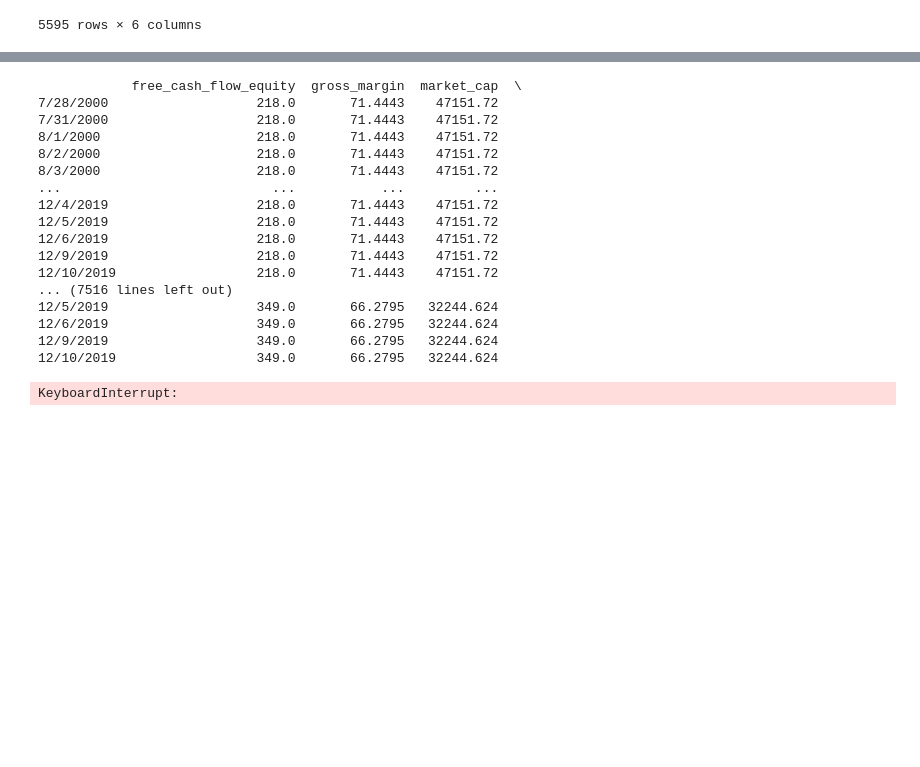
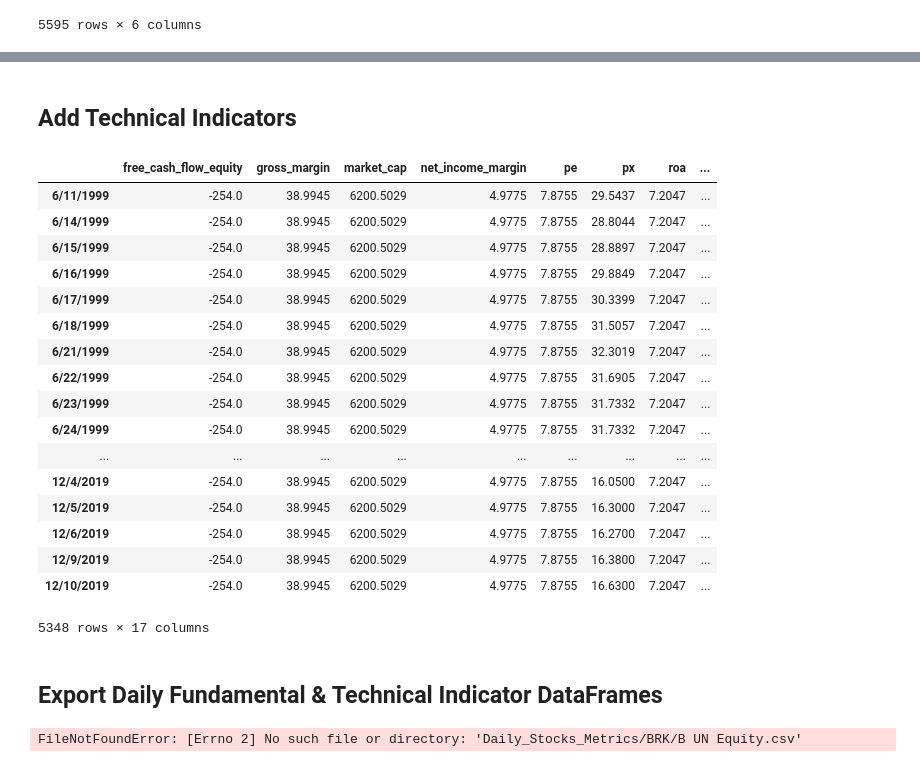
Before and after one commit to ekuo651/Machine-Learning-for-Stock-Selection, a Jupyter notebook: Daily_fund_and_tech_indicators.ipynb, the cells around one changed output, grey strips where cells are left out. Saved outputs shown, nothing was run; the diff lists cells and outputs as text; code cells hidden in the pictures; blank space fills up the shorter version.

Commit message:
added technical indicator features and export to csv

```diff
--- a/Daily_fund_and_tech_indicators.ipynb
+++ b/Daily_fund_and_tech_indicators.ipynb
@@ -78,5 +76,5 @@ KeyError: "['Date'] not found in axis"
 # %%
-stocks = list(px_df.columns)
+stocks = list(px_df.column)
 stocks[:3]
 # %% [output]
 ['ILMN UW Equity', 'EIX UN Equity', 'GPS UN Equity']
@@ -182,23 +142,2 @@ s_feat10=s_ret.rolling(window_quarter).std() #Realized vol 3M
-# %%
-for i in stocks:
-    variable = make_df(i).ffill().dropna(axis=1,how='all').dropna()
-    print(variable)
-# %% [output]
-            free_cash_flow_equity  gross_margin  market_cap  \
-7/28/2000                   218.0       71.4443    47151.72
-7/31/2000                   218.0       71.4443    47151.72
-8/1/2000                    218.0       71.4443    47151.72
-8/2/2000                    218.0       71.4443    47151.72
-8/3/2000                    218.0       71.4443    47151.72
-...                           ...           ...         ...
-12/4/2019                   218.0       71.4443    47151.72
-12/5/2019                   218.0       71.4443    47151.72
-12/6/2019                   218.0       71.4443    47151.72
-12/9/2019                   218.0       71.4443    47151.72
-12/10/2019                  218.0       71.4443    47151.72
-... (7516 lines left out)
-12/5/2019                   349.0       66.2795   32244.624
-12/6/2019                   349.0       66.2795   32244.624
-12/9/2019                   349.0       66.2795   32244.624
-12/10/2019                  349.0       66.2795   32244.624
-KeyboardInterrupt:
+# %% [markdown]
+## Add Technical Indicators
@@ -204,0 +149,40 @@ KeyboardInterrupt:
+# %%
+def add_technical_indicators(stock):
+
+    stock_df = make_df(stock).ffill().dropna(axis=1,how='all').dropna()
+    stock_df['Price Momentum 12M'] = stock_df.px/stock_df.px.shift(window_year)-1
+    stock_df['Price Momentum 12M-1M'] = stock_df.px.shift(window_month)/stock_df.px.shift(window_year)-1
+    stock_df['Price to 52W High'] = stock_df.px/stock_df.px.rolling(window_year).max()
+    stock_df['Price to 52W Low'] = stock_df.px/stock_df.px.rolling(window_year).min()
+    stock_df['Return 1D'] = stock_df.px/stock_df.px.shift(1)-1
+    stock_df['Return 1M'] = stock_df.px/stock_df.px.shift(window_month)-1
+    stock_df['Return 1Q'] = stock_df.px/stock_df.px.shift(window_quarter)-1
+#     stock_df['Return 5Y'] = stock_df.px/stock_df.px.shift(window_year*5)-1
+    stock_df['Max Daily Return over 1M'] = stock_df['Return 1D'].rolling(window_month).max()
+    stock_df['Realized Volatility 1M'] = stock_df['Return 1D'].rolling(window_month).std()
+    stock_df['Realized Volatility 3M'] = stock_df['Return 1D'].rolling(window_month*3).std()
+    stock_df.dropna(inplace=True)
+    return stock_df
+# %%
+add_technical_indicators(stocks[2])
+# %% [output]
+|  | free_cash_flow_equity | gross_margin | market_cap | net_income_margin | pe | px | roa | ... |
+| 6/11/1999 | -254.0 | 38.9945 | 6200.5029 | 4.9775 | 7.8755 | 29.5437 | 7.2047 | ... |
+| 6/14/1999 | -254.0 | 38.9945 | 6200.5029 | 4.9775 | 7.8755 | 28.8044 | 7.2047 | ... |
+| 6/15/1999 | -254.0 | 38.9945 | 6200.5029 | 4.9775 | 7.8755 | 28.8897 | 7.2047 | ... |
+| 6/16/1999 | -254.0 | 38.9945 | 6200.5029 | 4.9775 | 7.8755 | 29.8849 | 7.2047 | ... |
+| 6/17/1999 | -254.0 | 38.9945 | 6200.5029 | 4.9775 | 7.8755 | 30.3399 | 7.2047 | ... |
+| 6/18/1999 | -254.0 | 38.9945 | 6200.5029 | 4.9775 | 7.8755 | 31.5057 | 7.2047 | ... |
+| 6/21/1999 | -254.0 | 38.9945 | 6200.5029 | 4.9775 | 7.8755 | 32.3019 | 7.2047 | ... |
+| 6/22/1999 | -254.0 | 38.9945 | 6200.5029 | 4.9775 | 7.8755 | 31.6905 | 7.2047 | ... |
+| 6/23/1999 | -254.0 | 38.9945 | 6200.5029 | 4.9775 | 7.8755 | 31.7332 | 7.2047 | ... |
+| 6/24/1999 | -254.0 | 38.9945 | 6200.5029 | 4.9775 | 7.8755 | 31.7332 | 7.2047 | ... |
+| ... | ... | ... | ... | ... | ... | ... | ... | ... |
+| 12/4/2019 | -254.0 | 38.9945 | 6200.5029 | 4.9775 | 7.8755 | 16.0500 | 7.2047 | ... |
+| 12/5/2019 | -254.0 | 38.9945 | 6200.5029 | 4.9775 | 7.8755 | 16.3000 | 7.2047 | ... |
+| 12/6/2019 | -254.0 | 38.9945 | 6200.5029 | 4.9775 | 7.8755 | 16.2700 | 7.2047 | ... |
+| 12/9/2019 | -254.0 | 38.9945 | 6200.5029 | 4.9775 | 7.8755 | 16.3800 | 7.2047 | ... |
+| 12/10/2019 | -254.0 | 38.9945 | 6200.5029 | 4.9775 | 7.8755 | 16.6300 | 7.2047 | ... |
+5348 rows × 17 columns
+# %% [markdown]
+## Export Daily Fundamental & Technical Indicator DataFrames
@@ -204,0 +194,4 @@ KeyboardInterrupt:
+# %%
+[export_csv(stock) for stock in stocks]
+# %% [output]
+FileNotFoundError: [Errno 2] No such file or directory: 'Daily_Stocks_Metrics/BRK/B UN Equity.csv'
```
Also changed, not shown: parts of 7 cells of this notebook.
